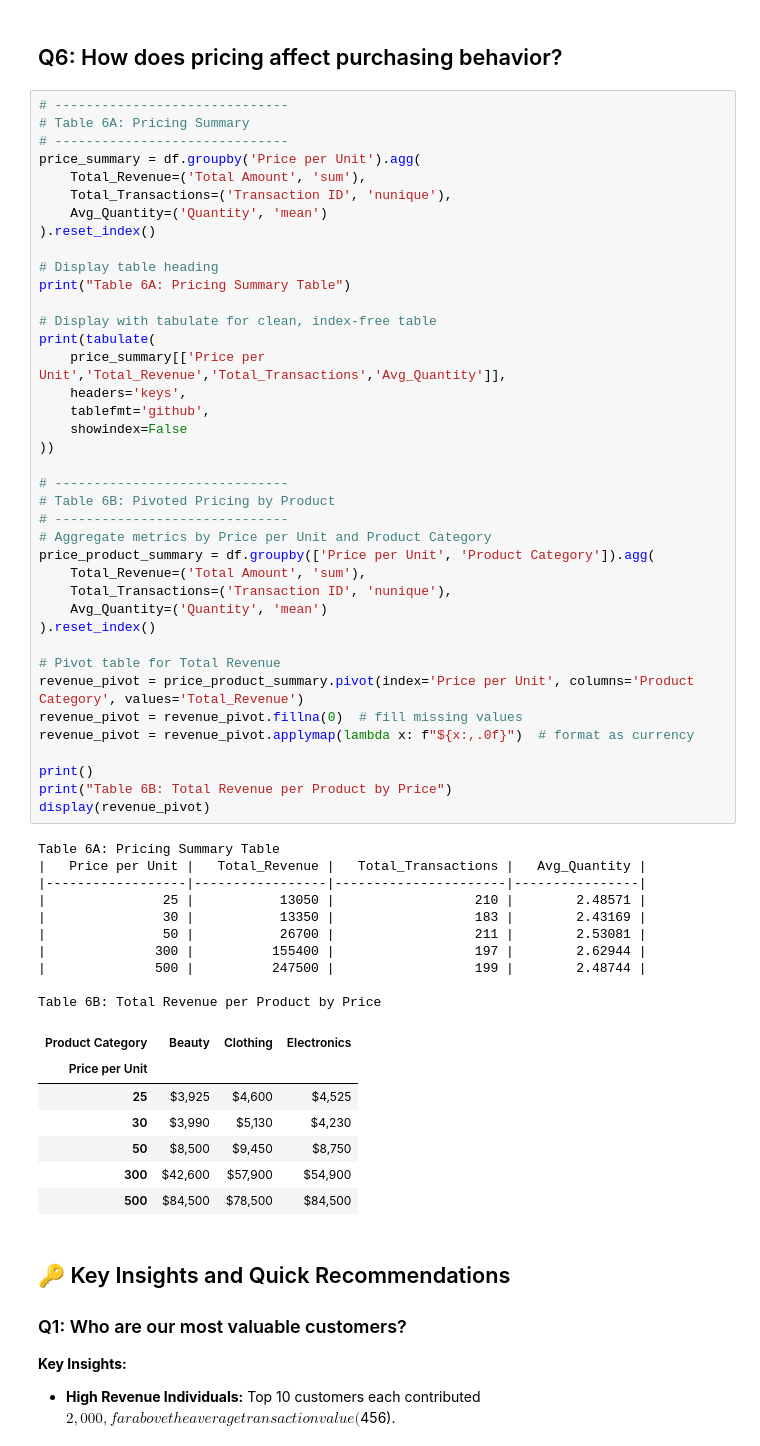
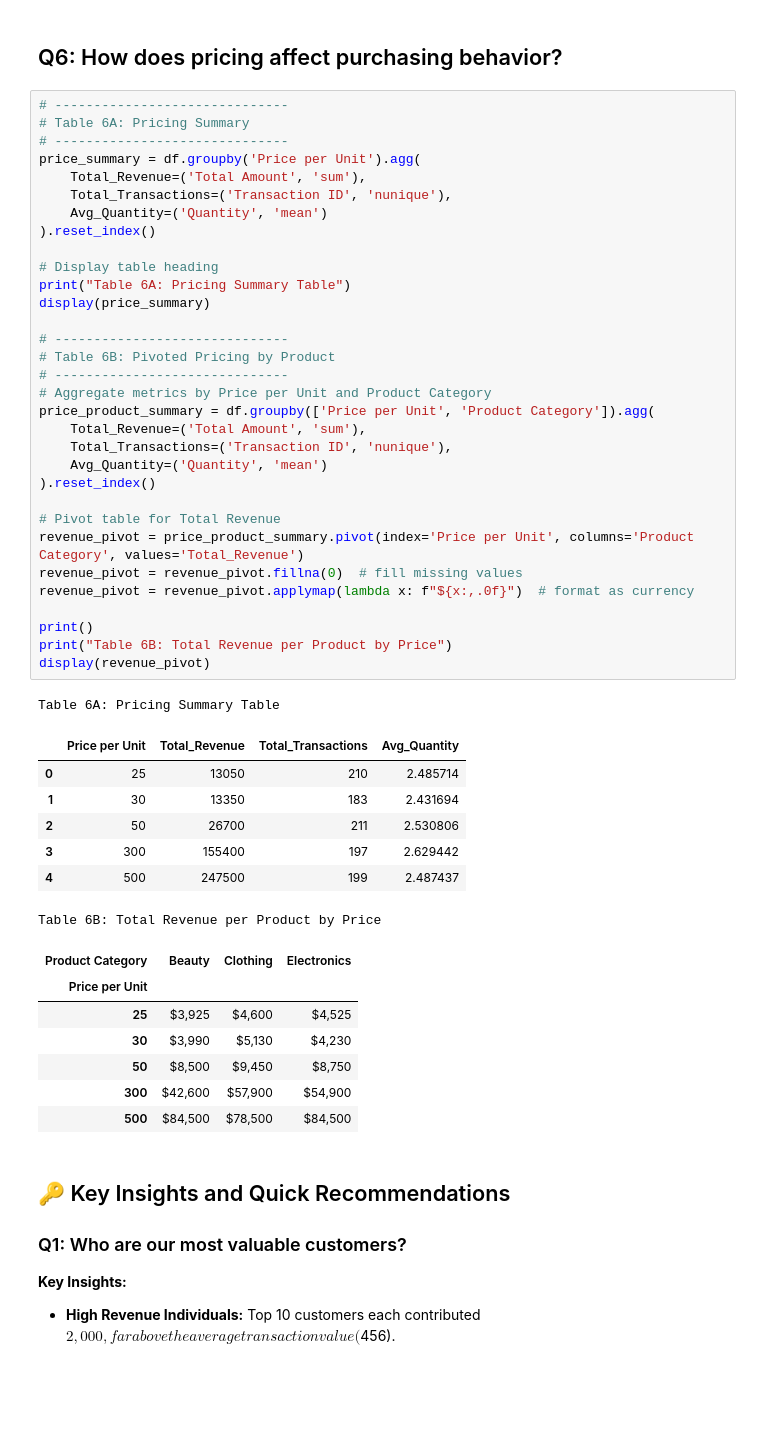
Before and after one commit to Wilfrida-Were/Retail-Sales-EDA-in-Python, a Jupyter notebook: retail-sales-eda-in-python.ipynb, the cells around one changed output. Drawn from its saved outputs; the diff is of its cells as text; blank space fills up the shorter version.

```diff
--- a/retail-sales-eda-in-python.ipynb
+++ b/retail-sales-eda-in-python.ipynb
@@ -769,57 +743,48 @@ Table 5B: Average Quantity per Transaction by Product and Month
 # ------------------------------
 price_summary = df.groupby('Price per Unit').agg(
     Total_Revenue=('Total Amount', 'sum'),
     Total_Transactions=('Transaction ID', 'nunique'),
     Avg_Quantity=('Quantity', 'mean')
 ).reset_index()
 
 # Display table heading
 print("Table 6A: Pricing Summary Table")
-
-# Display with tabulate for clean, index-free table
-print(tabulate(
-    price_summary[['Price per Unit','Total_Revenue','Total_Transactions','Avg_Quantity']],
-    headers='keys',
-    tablefmt='github',
-    showindex=False
-))
+display(price_summary)
 
 # ------------------------------
 # Table 6B: Pivoted Pricing by Product
 # ------------------------------
 # Aggregate metrics by Price per Unit and Product Category
 price_product_summary = df.groupby(['Price per Unit', 'Product Category']).agg(
     Total_Revenue=('Total Amount', 'sum'),
     Total_Transactions=('Transaction ID', 'nunique'),
     Avg_Quantity=('Quantity', 'mean')
 ).reset_index()
 
 # Pivot table for Total Revenue
 revenue_pivot = price_product_summary.pivot(index='Price per Unit', columns='Product Category', values='Total_Revenue')
 revenue_pivot = revenue_pivot.fillna(0)  # fill missing values
 revenue_pivot = revenue_pivot.applymap(lambda x: f"${x:,.0f}")  # format as currency
 
 print()
 print("Table 6B: Total Revenue per Product by Price")
 display(revenue_pivot)
 # %% [output]
 Table 6A: Pricing Summary Table
-|   Price per Unit |   Total_Revenue |   Total_Transactions |   Avg_Quantity |
-|------------------|-----------------|----------------------|----------------|
-|               25 |           13050 |                  210 |        2.48571 |
-|               30 |           13350 |                  183 |        2.43169 |
-|               50 |           26700 |                  211 |        2.53081 |
-|              300 |          155400 |                  197 |        2.62944 |
-|              500 |          247500 |                  199 |        2.48744 |
-
-Table 6B: Total Revenue per Product by Price
-| Product Category | Beauty | Clothing | Electronics |
-| Price per Unit |  |  |  |
-| 25 | $3,925 | $4,600 | $4,525 |
-| 30 | $3,990 | $5,130 | $4,230 |
-| 50 | $8,500 | $9,450 | $8,750 |
-| 300 | $42,600 | $57,900 | $54,900 |
-| 500 | $84,500 | $78,500 | $84,500 |
+|  | Price per Unit | Total_Revenue | Total_Transactions | Avg_Quantity |
+| 0 | 25 | 13050 | 210 | 2.485714 |
+| 1 | 30 | 13350 | 183 | 2.431694 |
+| 2 | 50 | 26700 | 211 | 2.530806 |
+| 3 | 300 | 155400 | 197 | 2.629442 |
+| 4 | 500 | 247500 | 199 | 2.487437 |
+Table 6B: Total Revenue per Product by Price
+| Product Category | Beauty | Clothing | Electronics |
+| Price per Unit |  |  |  |
+| 25 | $3,925 | $4,600 | $4,525 |
+| 30 | $3,990 | $5,130 | $4,230 |
+| 50 | $8,500 | $9,450 | $8,750 |
+| 300 | $42,600 | $57,900 | $54,900 |
+| 500 | $84,500 | $78,500 | $84,500 |
 # %% [markdown]
 <a id="key-insights"></a>
 ## 🔑 Key Insights and Quick Recommendations
```
Also changed, not shown: parts of 2 cells of this notebook.
